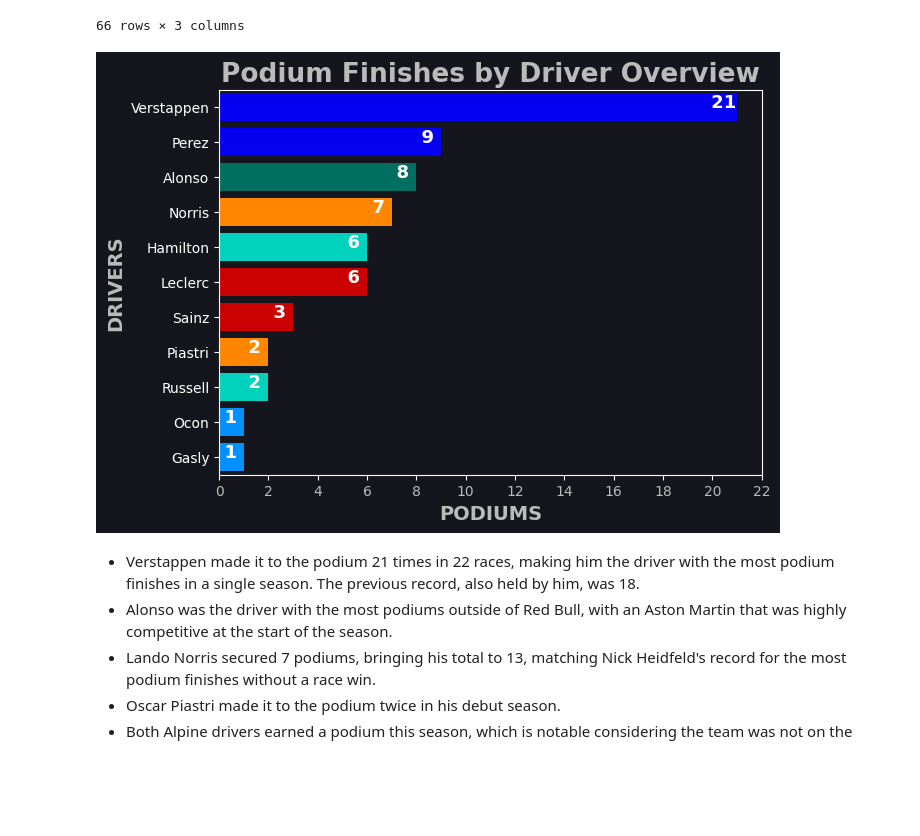
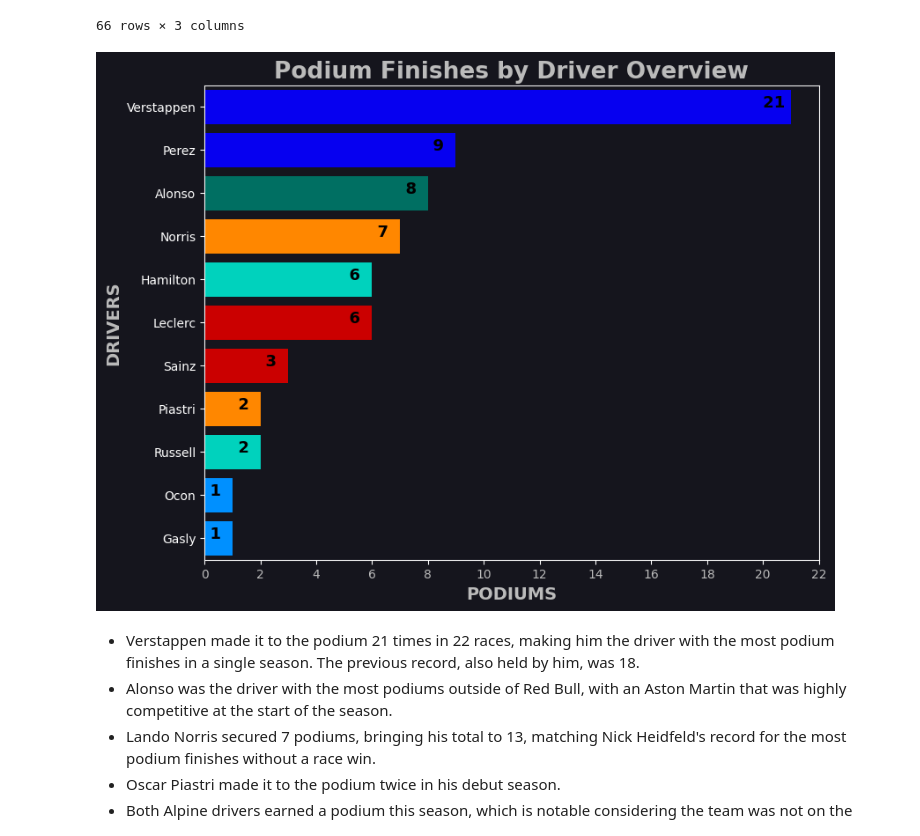
Before and after one commit to Francv05/F1-Analysis, a Jupyter notebook: Proyecto F1 23/Formula1_2023_analysis.ipynb, the cells around one changed output. Saved outputs shown, nothing was run; the diff lists cells and outputs as text; code cells hidden in the pictures; blank space fills up the shorter version.

```diff
--- a/Proyecto F1 23/Formula1_2023_analysis.ipynb
+++ b/Proyecto F1 23/Formula1_2023_analysis.ipynb
@@ -477,8 +477,7 @@ plt.figure(figsize=(7, 5))
 plt.axis([0, max(pole_counts), len(pole_counts) - 0.5, -0.5])
 plt.barh([driver.split()[1] for driver in pole_counts.index], pole_counts, color=c)
 for i in range(len(pole_counts)):
-    plt.text(pole_counts[i] - 1.1, i, "{:>3}".format(pole_counts[i]),
-             fontsize=19, fontweight='bold', color='white')
+    plt.text(pole_counts.iloc[i] - 1, i, "{:>3}".format(pole_counts.iloc[i]), fontsize=15, fontweight='bold', color='k')
 
 plt.title('Pole Positions Overview', fontsize=19, fontweight='bold', color='#bbbbbb')
 plt.xlabel('RACE POLES', fontsize=14, fontweight='bold', color='#bbbbbb')
@@ -541,9 +540,8 @@ plt.figure(figsize=(10,9))
 plt.axis([0,22.2,len(Q2),-0.6])
 plt.barh([" ".join(driver.split()[1:]) for driver in Q2.index], Q2, color=c)
 for i in range(len(Q2)):
-    plt.text(Q2[i]-0.75, i+0.24, "{:>2}".format(Q2[i]), fontsize=12, fontweight='bold', color='k')
-plt.title("Q2 Participation Overview", fontsize=19,
-          fontweight='bold', color='#bbbbbb')
+    plt.text(Q2.iloc[i]-0.75, i+0.24, "{:>2}".format(Q2.iloc[i]), fontsize=12, fontweight='bold', color='k')
+plt.title("Q2 Participation Overview", fontsize=19, fontweight='bold', color='#bbbbbb')
 plt.xlabel('Q2 APPEARANCES', fontsize=14, fontweight='bold', color='#bbbbbb')
 plt.ylabel('DRIVERS', fontsize=14, fontweight='bold', color='#bbbbbb')
 plt.xticks(range(0,23,2), range(0,23,2), color='#bbbbbb')
@@ -567,9 +565,8 @@ plt.figure(figsize=(10,9))
 plt.axis([0,20.2,len(Q3),-0.6])
 plt.barh([" ".join(driver.split()[1:]) for driver in Q3.index], Q3, color=c)
 for i in range(len(Q3)):
-    plt.text(Q3[i]-0.75, i+0.24, "{:>2}".format(Q3[i]), fontsize=12, fontweight='bold', color='k')
-plt.title("Q3 Participation by Driver Overview", fontsize=19,
-          fontweight='bold', color='#bbbbbb')
+    plt.text(Q3.iloc[i]-0.75, i+0.24, "{:>2}".format(Q3.iloc[i]), fontsize=12, fontweight='bold', color='k')
+plt.title("Q3 Participation by Driver Overview", fontsize=19, fontweight='bold', color='#bbbbbb')
 plt.xlabel('Q2 APPEARANCES', fontsize=14, fontweight='bold', color='#bbbbbb')
 plt.ylabel('DRIVERS', fontsize=14, fontweight='bold', color='#bbbbbb')
 plt.xticks(range(0,21,2), range(0,21,2), color='#bbbbbb')
@@ -615,9 +612,7 @@ plt.figure(figsize=(6, 4))
 plt.axis([0, max(sprint_pole_counts), len(sprint_pole_counts) - 0.5, -0.5])
 plt.barh([driver.split()[1] for driver in sprint_pole_counts.index], sprint_pole_counts, color=c)
 for i in range(len(sprint_pole_counts)):
-    plt.text(sprint_pole_counts[i] - 0.4, i, "{:>3}".format(sprint_pole_counts[i]),
-             fontsize=19, fontweight='bold', color='white')
-
+    plt.text(sprint_pole_counts.iloc[i] - 0.2, i, "{:>3}".format(sprint_pole_counts.iloc[i]), fontsize=15, fontweight='bold', color='k')
 plt.title('Sprint Pole Positions Overview', fontsize=19, fontweight='bold', color='#bbbbbb')
 plt.xlabel('SPRINT POLES', fontsize=14, fontweight='bold', color='#bbbbbb')
 plt.ylabel('DRIVERS', fontsize=14, fontweight='bold', color='#bbbbbb')
@@ -661,19 +656,19 @@ podium_table
 # %%
 drivers_podiums = race_results[race_results['Position_num'].isin([1, 2, 3])]['Driver'].value_counts()
 c = assign_color('drivers', drivers_podiums.index)
-plt.figure(figsize=(7,5))
+plt.figure(figsize=(9,7))
 plt.axis([0, max(drivers_podiums), len(drivers_podiums) - 0.5, -0.5])
 plt.barh([driver.split()[1] for driver in drivers_podiums.index], drivers_podiums, color=c)
 for i in range(len(drivers_podiums)):
-    plt.text(drivers_podiums[i] - 1.3, i, "{:>3}".format(drivers_podiums[i]), fontsize=13, fontweight='bold', color='white')
+    plt.text(drivers_podiums.iloc[i] - 1.2, i, "{:>3}".format(drivers_podiums.iloc[i]), fontsize=13, fontweight='bold', color='k')
 plt.title('Podium Finishes by Driver Overview', fontsize=19, fontweight='bold', color='#bbbbbb')
 plt.xlabel('PODIUMS', fontsize=14, fontweight='bold', color='#bbbbbb')
 plt.ylabel('DRIVERS', fontsize=14, fontweight='bold', color='#bbbbbb')
 plt.xticks(np.arange(0, max(drivers_podiums) + 2, 2), color='#bbbbbb')
 plt.axvline(0, color='#bbbbbb')
 plt.show()
 # %% [output]
-[figure, old version]
+[figure, new version]
 # %% [markdown]
 - Verstappen made it to the podium 21 times in 22 races, making him the driver with the most podium finishes in a single season. The previous record, also held by him, was 18.
 - Alonso was the driver with the most podiums outside of Red Bull, with an Aston Martin that was highly competitive at the start of the season.
```
Also changed, not shown: parts of 11 cells of this notebook.
